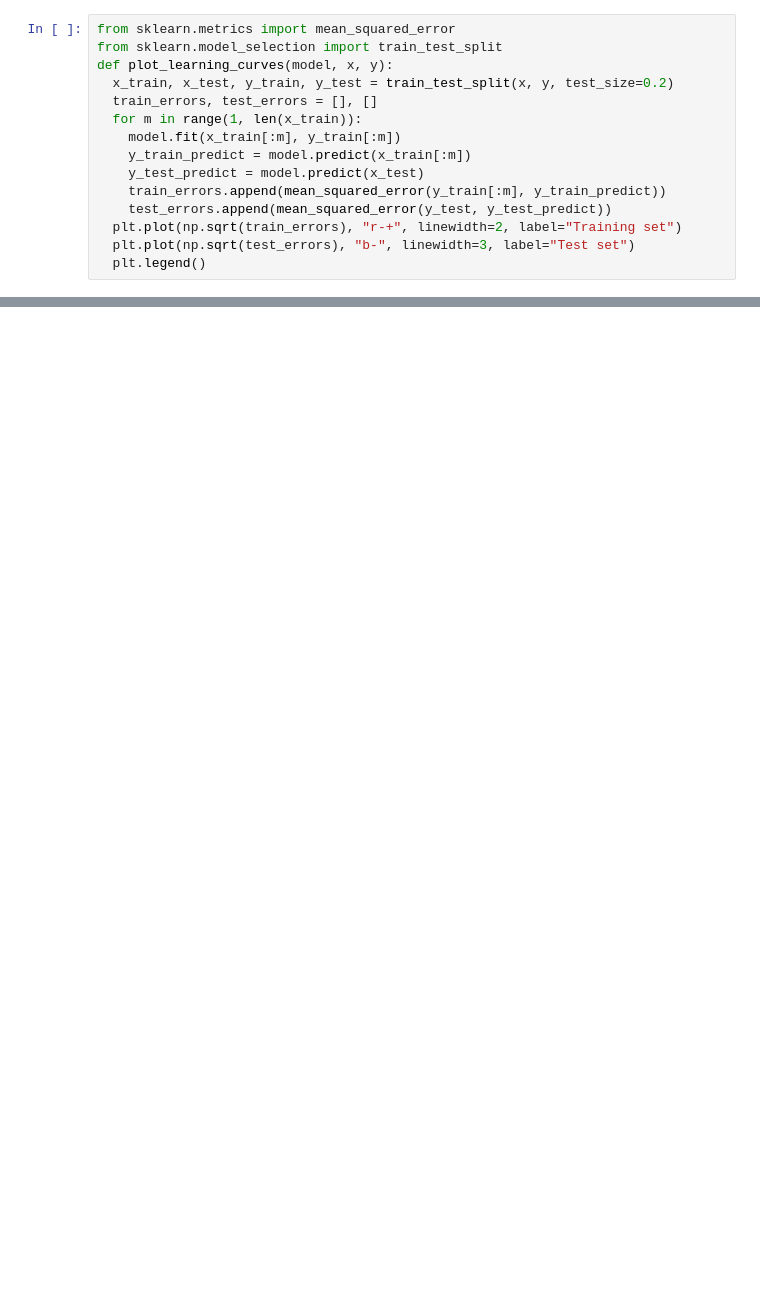
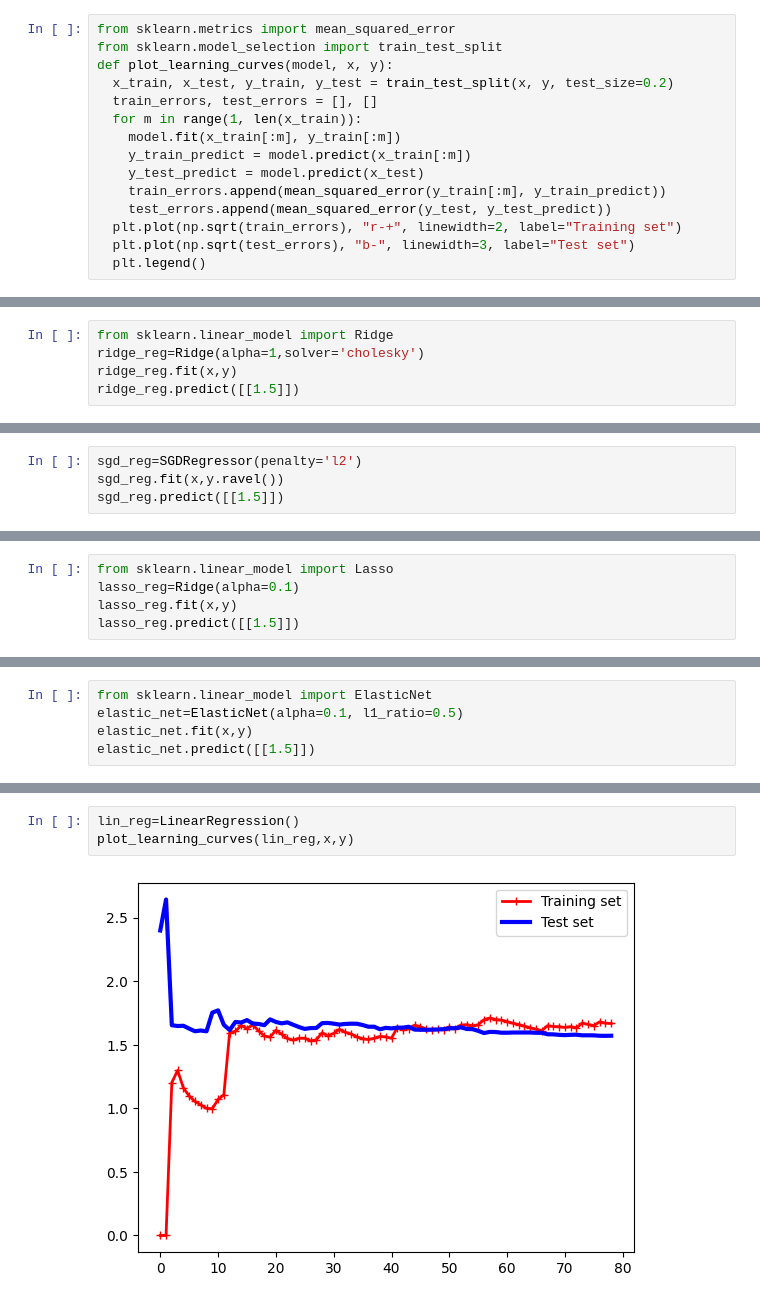
Before and after one commit to Divyanshi017/Hands_On_Machine_Learning, a Jupyter notebook: ch4.ipynb, the cells around one changed output, grey strips where cells are left out. Drawn from its saved outputs; the diff is of its cells as text; blank space fills up the shorter version.

Commit message:
Training models

```diff
--- a/ch4.ipynb
+++ b/ch4.ipynb
@@ -141,0 +142,5 @@ plot_learning_curves(polynomial_regression,x,y)
+# %%
+from sklearn.linear_model import Ridge
+ridge_reg=Ridge(alpha=1,solver='cholesky')
+ridge_reg.fit(x,y)
+ridge_reg.predict([[1.5]])
@@ -141,0 +149,4 @@ plot_learning_curves(polynomial_regression,x,y)
+# %%
+sgd_reg=SGDRegressor(penalty='l2')
+sgd_reg.fit(x,y.ravel())
+sgd_reg.predict([[1.5]])
@@ -141,0 +155,5 @@ plot_learning_curves(polynomial_regression,x,y)
+# %%
+from sklearn.linear_model import Lasso
+lasso_reg=Ridge(alpha=0.1)
+lasso_reg.fit(x,y)
+lasso_reg.predict([[1.5]])
@@ -141,0 +162,5 @@ plot_learning_curves(polynomial_regression,x,y)
+# %%
+from sklearn.linear_model import ElasticNet
+elastic_net=ElasticNet(alpha=0.1, l1_ratio=0.5)
+elastic_net.fit(x,y)
+elastic_net.predict([[1.5]])
@@ -141,0 +192,5 @@ plot_learning_curves(polynomial_regression,x,y)
+# %%
+lin_reg=LinearRegression()
+plot_learning_curves(lin_reg,x,y)
+# %% [output]
+[figure, added]
```
Also changed, not shown: parts of 28 cells of this notebook.
